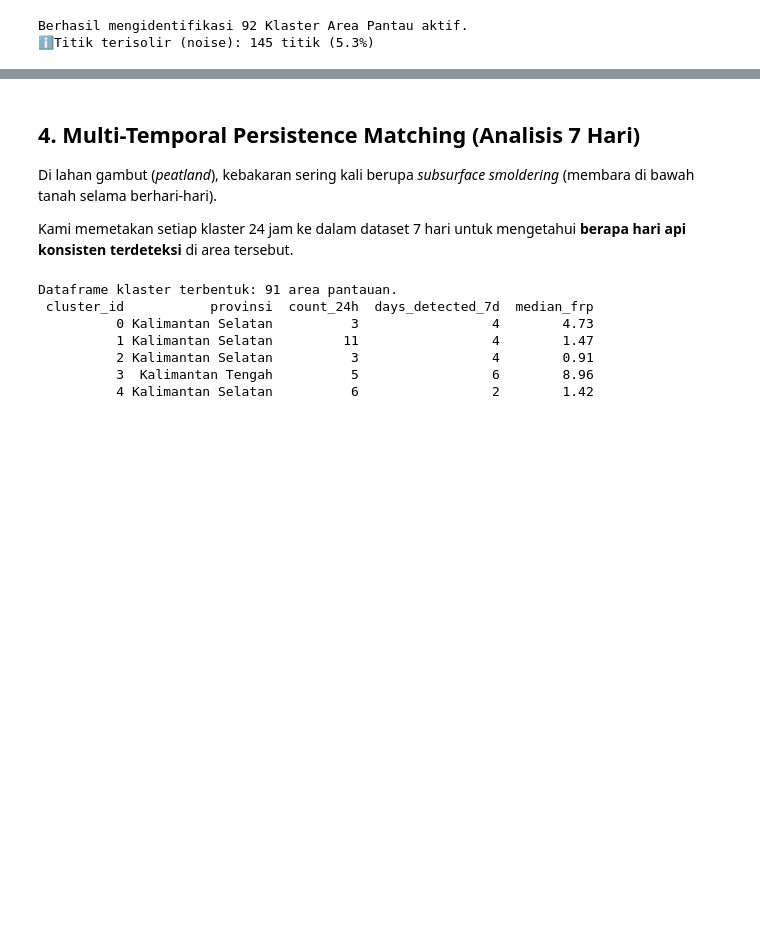
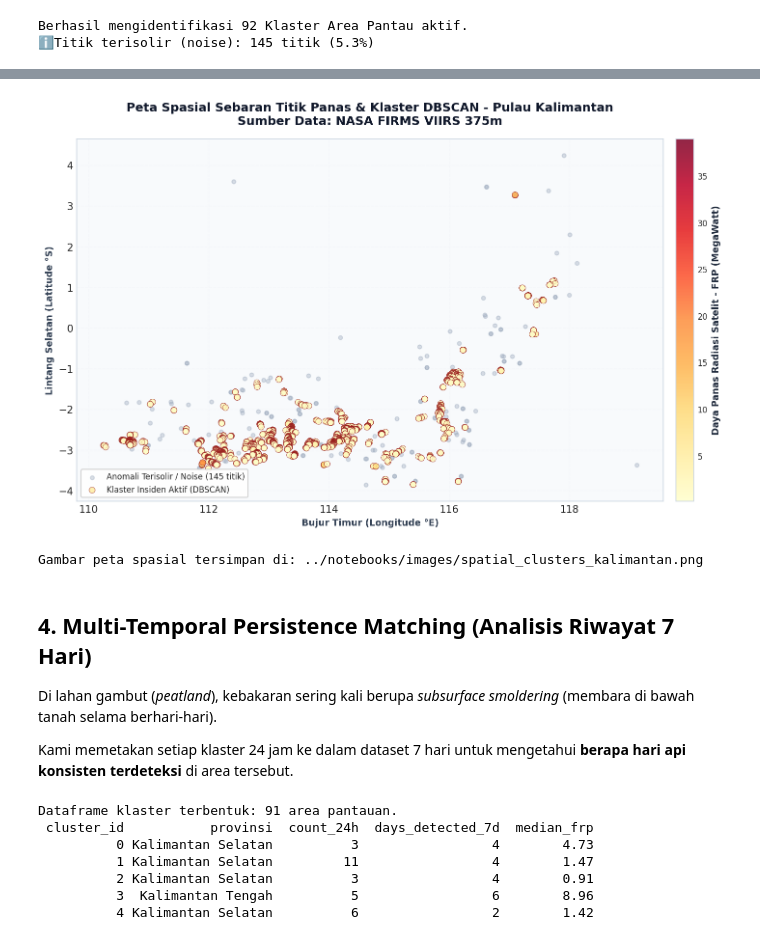
Before and after one commit to onyourjie/prevhut, a Jupyter notebook: notebooks/prevhut_data_modeling.ipynb, the cells around one changed output, grey strips where cells are left out. Drawn from its saved outputs; the diff is of its cells as text; code cells hidden in the pictures; blank space fills up the shorter version.

Commit message:
feat: add spatial clustering data pipeline, model script, and generated visualizations for fire risk analysis

```diff
--- a/notebooks/prevhut_data_modeling.ipynb
+++ b/notebooks/prevhut_data_modeling.ipynb
@@ -23,0 +18,17 @@ Semua library (pandas, numpy, scikit-learn) siap digunakan!
+# %%
+import os
+import json
+import numpy as np
+import pandas as pd
+import matplotlib
+import matplotlib.pyplot as plt
+from sklearn.cluster import DBSCAN
+
+# Konfigurasi visual palette PREVHUT / FIRELINE
+plt.rcParams['font.sans-serif'] = 'DejaVu Sans'
+plt.rcParams['axes.edgecolor'] = '#cbd5e1'
+plt.rcParams['axes.linewidth'] = 0.8
+plt.rcParams['grid.color'] = '#f1f5f9'
+plt.rcParams['grid.linestyle'] = '--'
+
+print("Library data science & visualisasi siap digunakan!")
@@ -93,5 +109,41 @@ Berhasil mengidentifikasi 92 Klaster Area Pantau aktif.
+# %%
+fig, ax = plt.subplots(figsize=(11, 6.5), dpi=150)
+fig.patch.set_facecolor('#ffffff')
+ax.set_facecolor('#f8fafc')
+
+# Plot Noise
+noise_mask = df_24h['cluster_id'] == -1
+ax.scatter(df_24h.loc[noise_mask, 'longitude'], df_24h.loc[noise_mask, 'latitude'],
+           c='#94a3b8', alpha=0.35, s=15, label=f'Anomali Terisolir / Noise ({n_noise} titik)')
+
+# Plot Clustered Hotspots
+clustered_mask = df_24h['cluster_id'] != -1
+scatter = ax.scatter(df_24h.loc[clustered_mask, 'longitude'], df_24h.loc[clustered_mask, 'latitude'],
+                     c=df_24h.loc[clustered_mask, 'frp_mw'], cmap='YlOrRd', alpha=0.85, s=35,
+                     edgecolors='#991b1b', linewidth=0.4, label='Klaster Insiden Aktif (DBSCAN)')
+
+# Styling & Annotations
+cbar = plt.colorbar(scatter, ax=ax, fraction=0.03, pad=0.02)
+cbar.set_label('Daya Panas Radiasi Satelit - FRP (MegaWatt)', fontsize=9, fontweight='bold', color='#1e293b')
+cbar.ax.tick_params(labelsize=8)
+
+ax.set_title('Peta Spasial Sebaran Titik Panas & Klaster DBSCAN - Pulau Kalimantan\nSumber Data: NASA FIRMS VIIRS 375m',
+             fontsize=12, fontweight='bold', pad=14, color='#0f172a')
+ax.set_xlabel('Bujur Timur (Longitude °E)', fontsize=9, fontweight='semibold', color='#334155')
+ax.set_ylabel('Lintang Selatan (Latitude °S)', fontsize=9, fontweight='semibold', color='#334155')
+ax.grid(True, linestyle='--', alpha=0.5)
+ax.legend(loc='lower left', frameon=True, facecolor='white', framealpha=0.9, fontsize=8)
+
+img_path = os.path.join("../notebooks/images" if os.path.exists("../notebooks/images") else "notebooks/images", "spatial_clusters_kalimantan.png")
+os.makedirs(os.path.dirname(img_path), exist_ok=True)
+plt.savefig(img_path, bbox_inches='tight')
+plt.show()
+print(f"Gambar peta spasial tersimpan di: {img_path}")
+# %% [output]
+[figure, added]
+Gambar peta spasial tersimpan di: ../notebooks/images/spatial_clusters_kalimantan.png
 # %% [markdown]
-## 4. Multi-Temporal Persistence Matching (Analisis 7 Hari)
+## 4. Multi-Temporal Persistence Matching (Analisis Riwayat 7 Hari)
 Di lahan gambut (*peatland*), kebakaran sering kali berupa *subsurface smoldering* (membara di bawah tanah selama berhari-hari).
 
 Kami memetakan setiap klaster 24 jam ke dalam dataset 7 hari untuk mengetahui **berapa hari api konsisten terdeteksi** di area tersebut.
```
Also changed, not shown: parts of 21 cells of this notebook.
